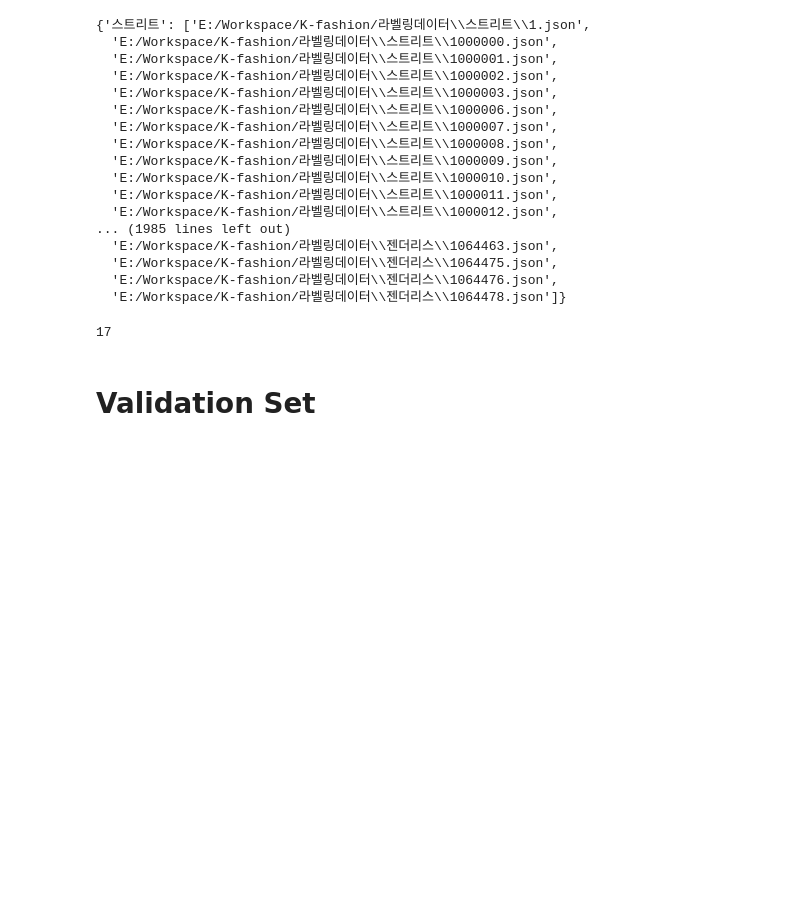
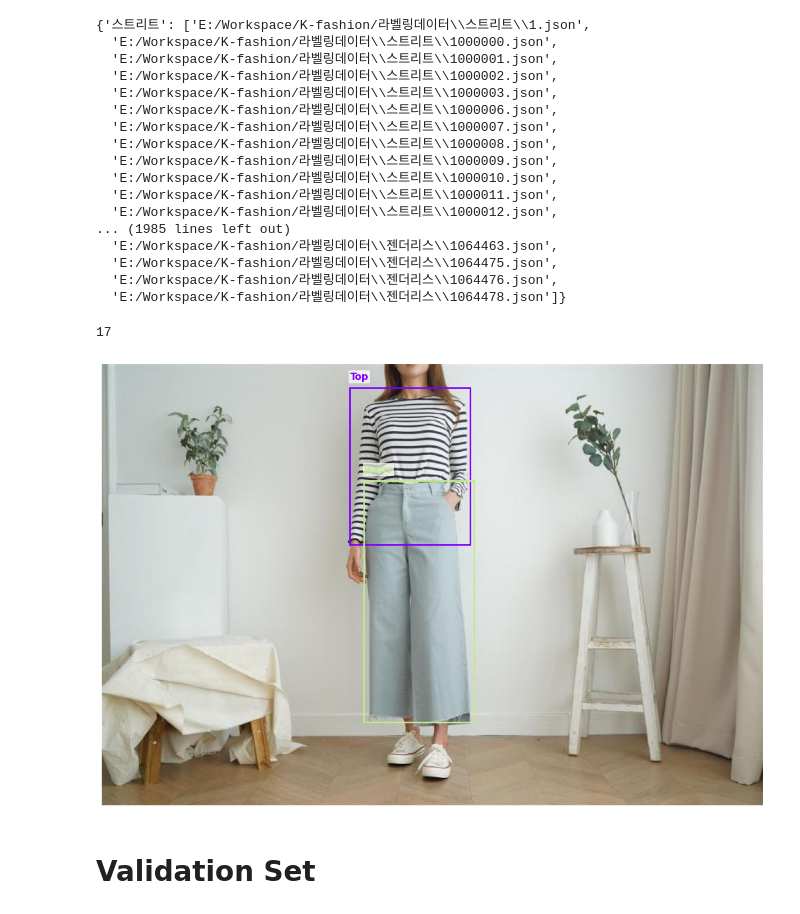
Before and after one commit to parkwoobin/ai2, a Jupyter notebook: make_dataset_sw.ipynb, the cells around one changed output. Drawn from its saved outputs; the diff is of its cells as text; code cells hidden in the pictures; blank space fills up the shorter version.

```diff
--- a/make_dataset_sw.ipynb
+++ b/make_dataset_sw.ipynb
@@ -151,8 +145,6 @@ from PIL import Image, ImageDraw
 import cv2
 import matplotlib.pyplot as plt
 from pathlib import Path
-from tqdm import tqdm
-
 
 def create_dataset_structure():
     """데이터셋 폴더 구조 생성"""
@@ -241,16 +233,11 @@ def process_files(image_files, label_files, split='train'):
     """전체 파일 처리"""
     create_dataset_structure()
 
-    # 의류 카테고리 정의 (상의, 하의, 아우터, 원피스 포함)
+    # 의류 카테고리 정의
     categories = {
-        # 상의
         "탑": 0, "블라우스": 1, "캐주얼상의": 2, "니트웨어": 3, "셔츠": 4, "베스트": 5,
-        # 아우터
-        "코트": 6, "재킷": 7, "점퍼": 8, "패딩": 9,
-        # 하의
-        "청바지": 10, "팬츠": 11, "스커트": 12, "레깅스": 13,
-        # 원피스
-        "드레스": 14, "점프수트": 15, "수영복": 16
+        "코트": 6, "재킷": 7, "점퍼": 8, "패딩": 9, "청바지": 10, "팬츠": 11,
+        "스커트": 12, "드레스": 13, "점프수트": 14, "수영복": 15
     }
 
     processed_files = []
@@ -262,7 +249,7 @@ def process_files(image_files, label_files, split='train'):
     for img_paths in image_files.values():
         all_images.extend(img_paths)
 
-    for img_path in tqdm(sorted(all_images)):
+    for img_path in sorted(all_images):
         orig_basename = Path(img_path).stem
         new_basename = f"{counter:06d}"
         filename_mapping[orig_basename] = new_basename
@@ -289,18 +276,14 @@ def process_files(image_files, label_files, split='train'):
 
             labels = []
             rect_coords = data["데이터셋 정보"]["데이터셋 상세설명"]["렉트좌표"]
-            label_info = data["데이터셋 정보"]["데이터셋 상세설명"]["라벨링"]
 
-            # 카테고리별 바운딩 박스 생성
-            for main_category in ["아우터", "상의", "하의", "원피스"]:
-                if main_category in rect_coords:
-                    for coords, sub_label in zip(rect_coords[main_category], label_info[main_category]):
-                        if coords:
-                            sub_category_name = sub_label.get("카테고리")
-                            if sub_category_name in categories:
-                                category_id = categories[sub_category_name]
-                                yolo_coords = convert_to_yolo_format(coords, img_width, img_height)
-                                labels.append([category_id] + yolo_coords)
+            # 의류 카테고리별 바운딩 박스 생성
+            for category, category_id in categories.items():
+                coords_list = rect_coords.get(category, [])
+                for coords in coords_list:
+                    if coords:
+                        yolo_coords = convert_to_yolo_format(coords, img_width, img_height)
+                        labels.append([category_id] + yolo_coords)
 
             # 라벨 저장
             if labels:
@@ -310,7 +293,7 @@ def process_files(image_files, label_files, split='train'):
                         f.write(' '.join(map(str, label)) + '\n')
 
             # 회귀 라벨 생성 및 저장
-            reg_label = create_reg_label(data["데이터셋 정보"]["데이터셋 상세설명"]["라벨링"])
+            reg_label = create_reg_label(data)
             reg_label_path = f"dataset/reg_labels/{split}/{new_basename}.json"
             with open(reg_label_path, 'w', encoding='utf-8') as f:
                 json.dump(reg_label, f, ensure_ascii=False, indent=2)
@@ -349,33 +332,35 @@ def visualize_bbox(img_path, label_path, category_names):
         x1 = abs_x - abs_w//2
         y1 = abs_y - abs_h//2
 
         color = colors[int(category_id)]
         rect = plt.Rectangle((x1, y1), abs_w, abs_h,
                            fill=False,
                            color=color,
                            linewidth=2)
         plt.gca().add_patch(rect)
 
         label = category_names[int(category_id)]
         plt.text(x1, y1-10, label,
                 color=color,
                 fontsize=12,
                 fontweight='bold',
                 bbox=dict(facecolor='white', alpha=0.7, edgecolor='none', pad=2))
 
     plt.axis('off')
     plt.tight_layout()
     plt.show()
 
 # 실행
 processed_files, filename_mapping, category_names = process_files(image_files, label_files, split='train')
 
 # 결과 확인
 if processed_files:
     first_file = processed_files[0]
     img_path = f"dataset/images/train/{first_file[0]}.jpg"
     label_path = f"dataset/labels/train/{first_file[0]}.txt"
     visualize_bbox(img_path, label_path, category_names)
+# %% [output]
+[figure, added]
 # %% [markdown]
 # Validation Set
 # %%
```
Also changed, not shown: parts of 1 cell of this notebook.
